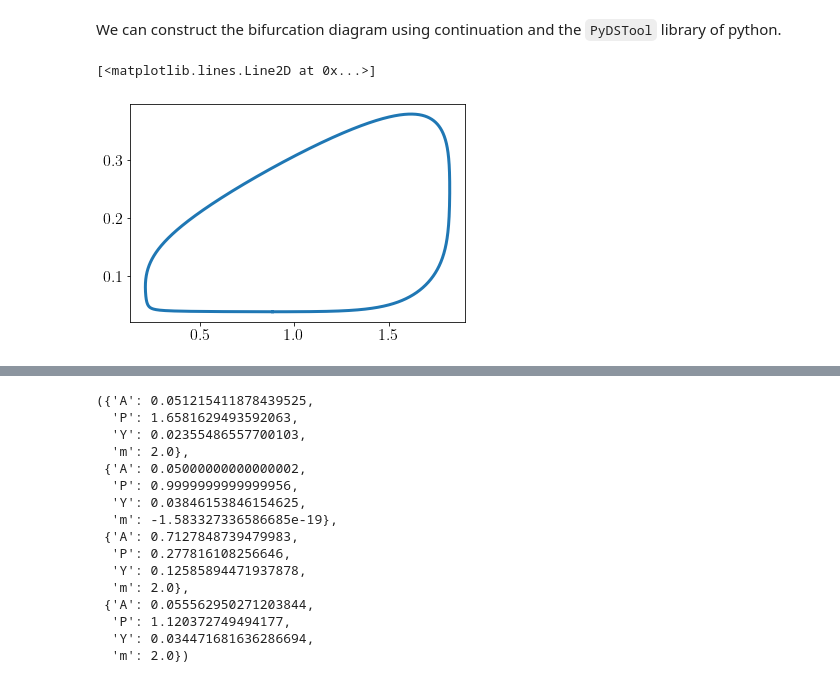
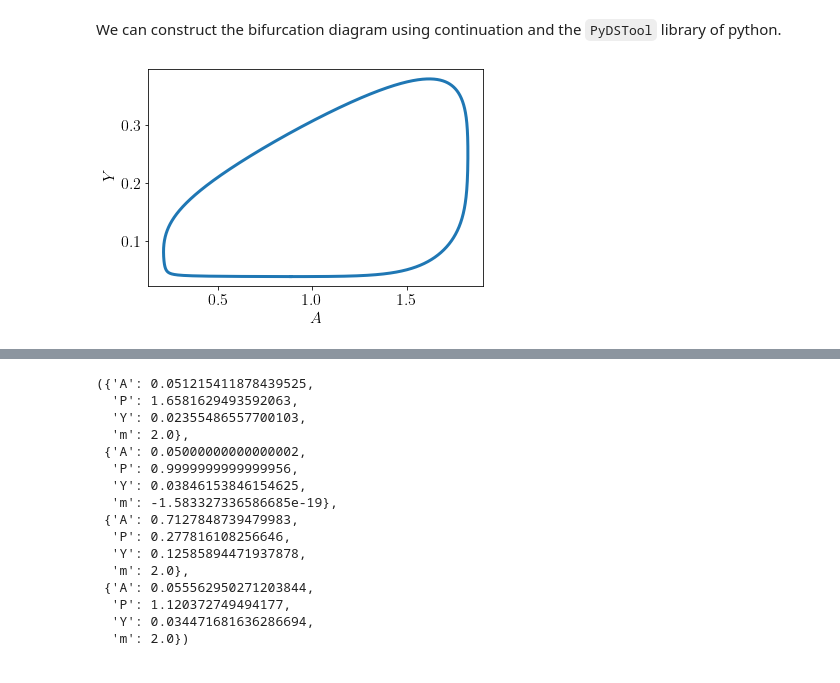
Before and after one commit to ccontrer/20-05SNBifurcationCarryover, a Jupyter notebook: notebooks/Application Cell cycle.ipynb, the cells around one changed output, grey strips where cells are left out. Drawn from its saved outputs; the diff is of its cells as text; code cells hidden in the pictures.

```diff
--- a/notebooks/Application Cell cycle.ipynb
+++ b/notebooks/Application Cell cycle.ipynb
@@ -316,9 +362,10 @@ DS = dst.Generator.Vode_ODEsystem(DSargs)
 # %%
 traj = DS.compute('cycle')
 cycle = traj.sample(dt=0.0001, tlo=0, thi=53.32, precise=True)
 cycle.indepvararray = cycle.indepvararray.flatten()
+plt.plot(cycle['A'], cycle['Y'])
+plt.xlabel('$A$')
+plt.ylabel('$Y$')
+plt.show()
+# %% [output]
+[figure, added]
-# %%
-plt.plot(cycle['A'], cycle['Y'])
-# %% [output]
-[<matplotlib.lines.Line2D at 0x...>]
-[figure, removed]
```
Also changed, not shown: parts of 32 cells of this notebook, 17 other files.
